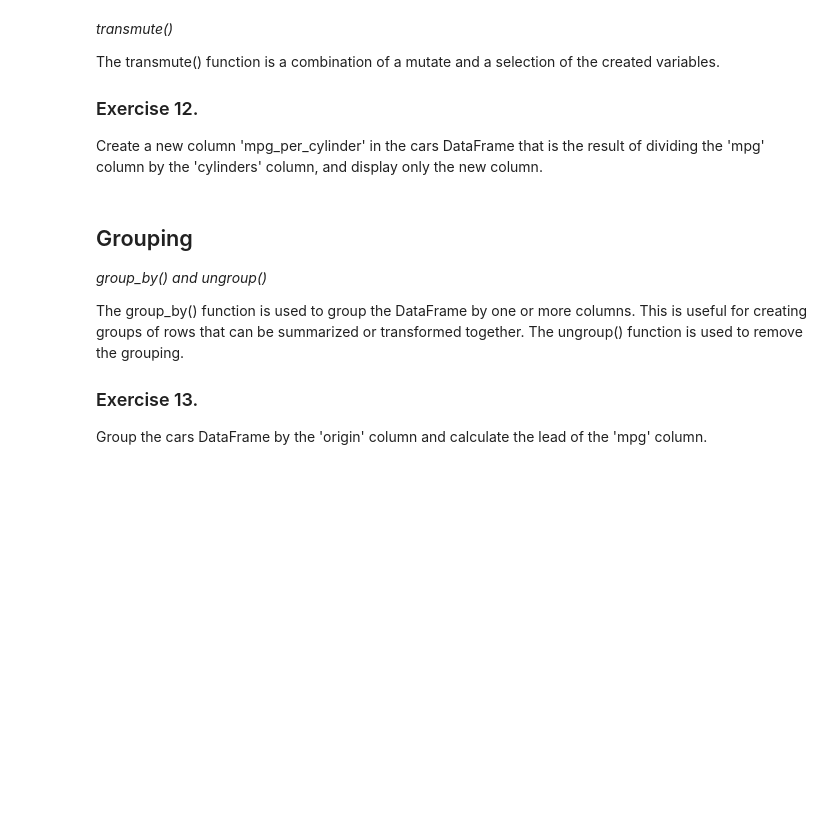
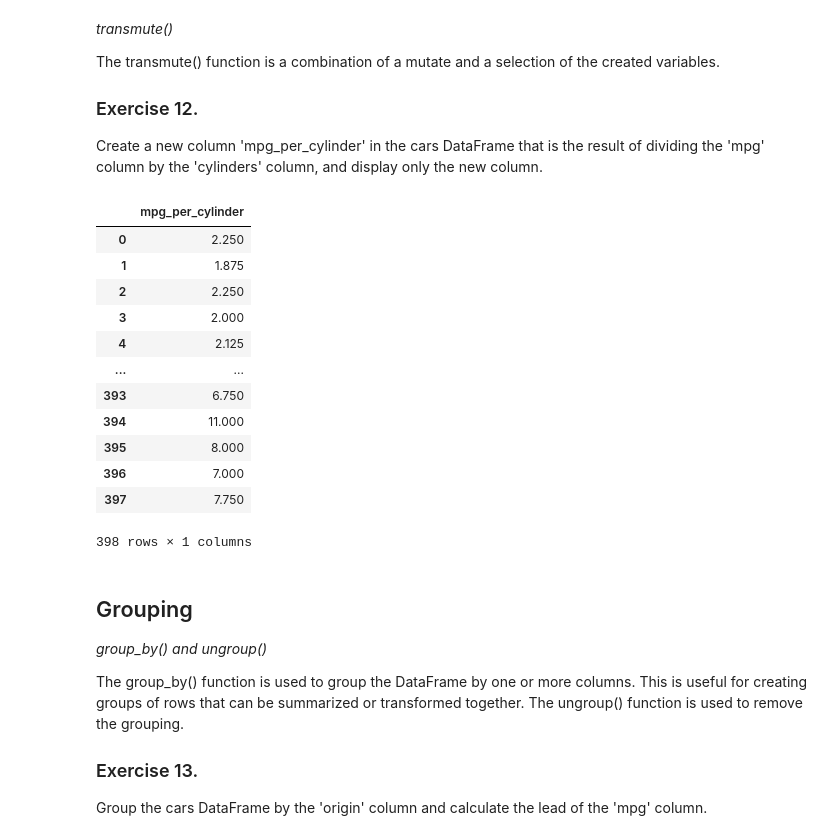
Before and after one commit to Hanna-Bando/s2ds2025, a Jupyter notebook: pipes_and_more/Report1.ipynb, the cells around one changed output. Drawn from its saved outputs; the diff is of its cells as text; code cells hidden in the pictures; blank space fills up the shorter version.

```diff
--- a/pipes_and_more/Report1.ipynb
+++ b/pipes_and_more/Report1.ipynb
@@ -270,3 +268,19 @@ Create a new column 'mpg_per_cylinder' in the cars DataFrame that is the result
+# %%
+cars >> transmute(mpg_per_cylinder=X.mpg/X.cylinders)
+# %% [output]
+|  | mpg_per_cylinder |
+| 0 | 2.250 |
+| 1 | 1.875 |
+| 2 | 2.250 |
+| 3 | 2.000 |
+| 4 | 2.125 |
+| ... | ... |
+| 393 | 6.750 |
+| 394 | 11.000 |
+| 395 | 8.000 |
+| 396 | 7.000 |
+| 397 | 7.750 |
+398 rows × 1 columns
 # %% [markdown]
 ## Grouping
 
```
Also changed, not shown: parts of 1 cell of this notebook.
